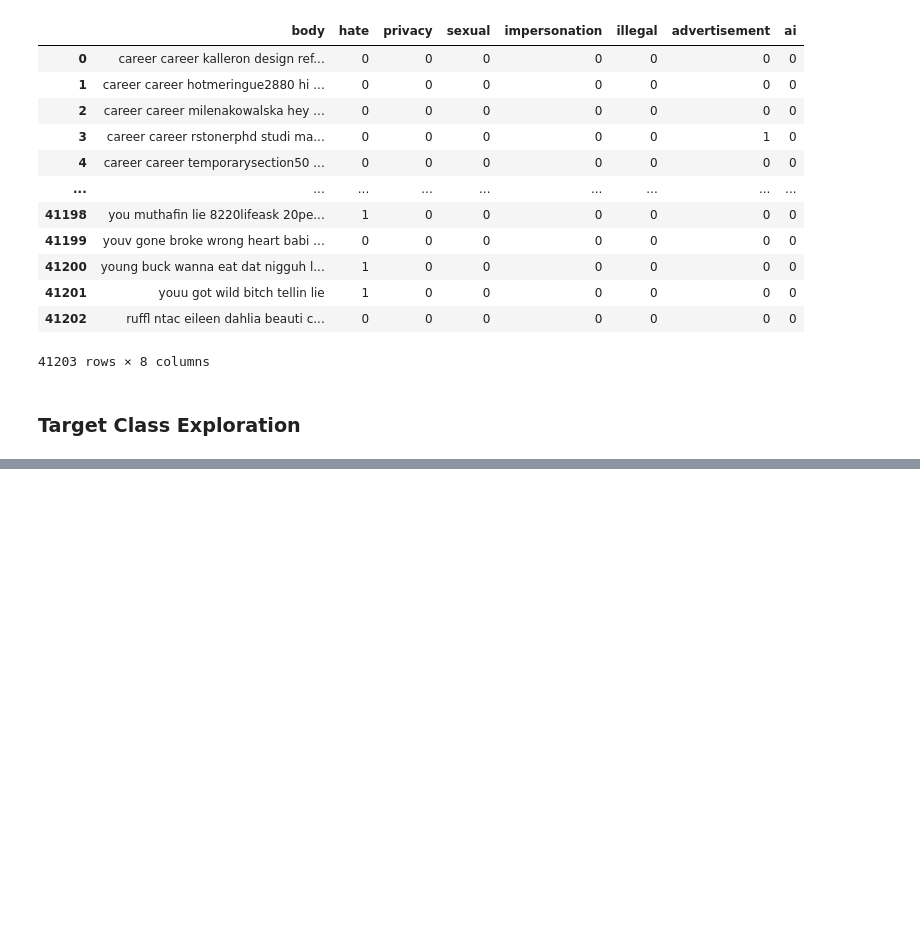
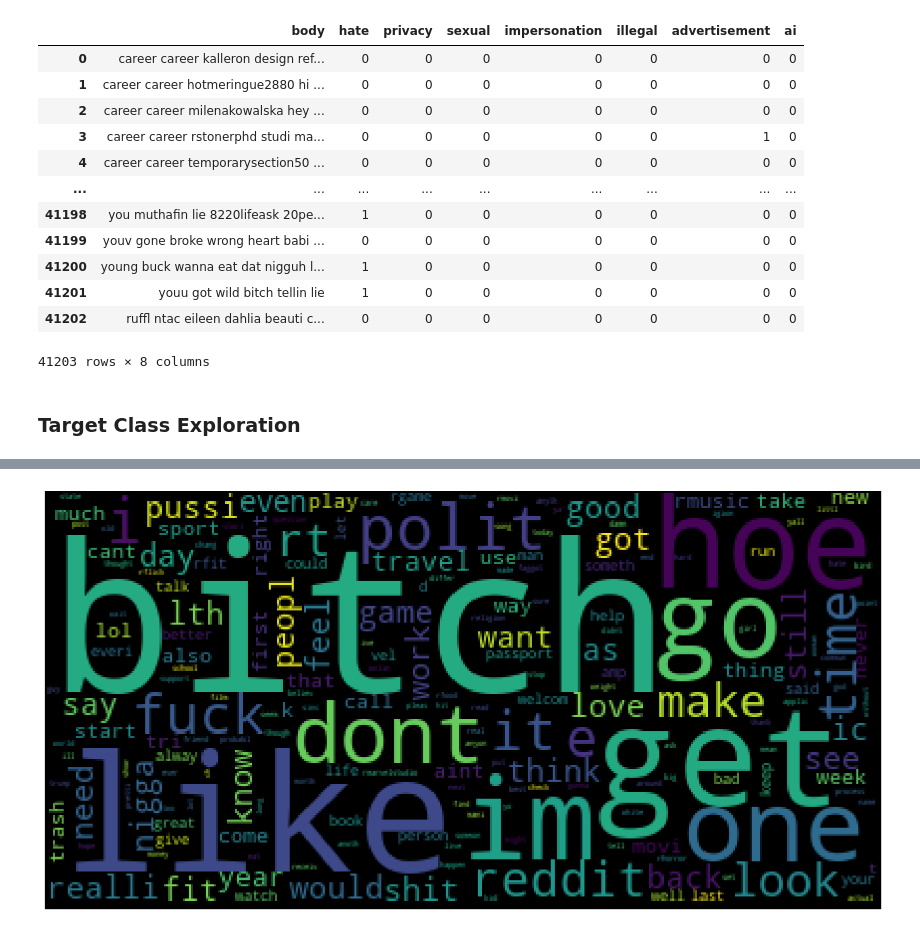
Before and after one commit to edologgerbird/PowerText, a Jupyter notebook: data_eda.ipynb, the cells around one changed output, grey strips where cells are left out. Cells and saved outputs as stored; diff of their text form; code cells hidden in the pictures; blank space fills up the shorter version.

Commit message:
wordclouds

```diff
--- a/data_eda.ipynb
+++ b/data_eda.ipynb
@@ -60,0 +116,7 @@ plt.show()
+# %%
+all_data_1_gram = {}
+all_data_2_gram = {}
+all_data_3_gram = {}
+df["n-grams_1"].apply(lambda x: combine_n_gram_dicts_row_wise(x, all_data_1_gram))
+df["n-grams_2"].apply(lambda x: combine_n_gram_dicts_row_wise(x, all_data_2_gram))
+df["n-grams_2"].apply(lambda x: combine_n_gram_dicts_row_wise(x, all_data_3_gram))
@@ -60,0 +136,4 @@ plt.show()
+# %%
+generate_wordcloud_from_freq(all_data_1_gram)
+# %% [output]
+[figure, added]
```
Also changed, not shown: parts of 13 cells of this notebook.
